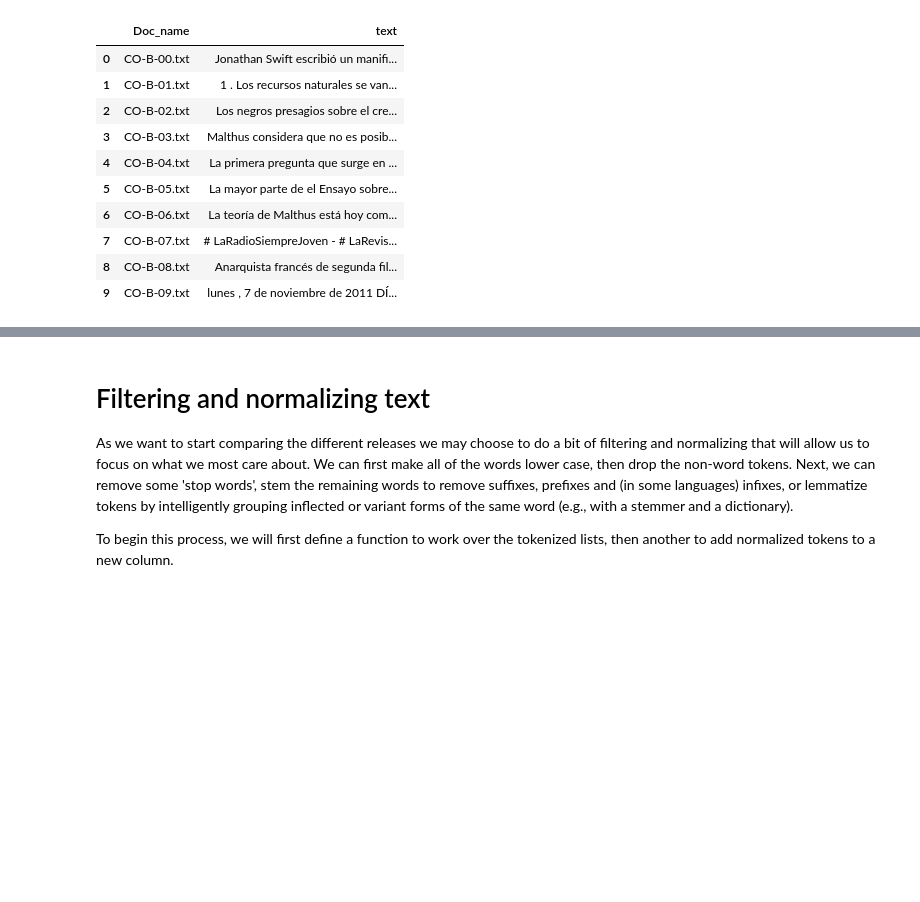
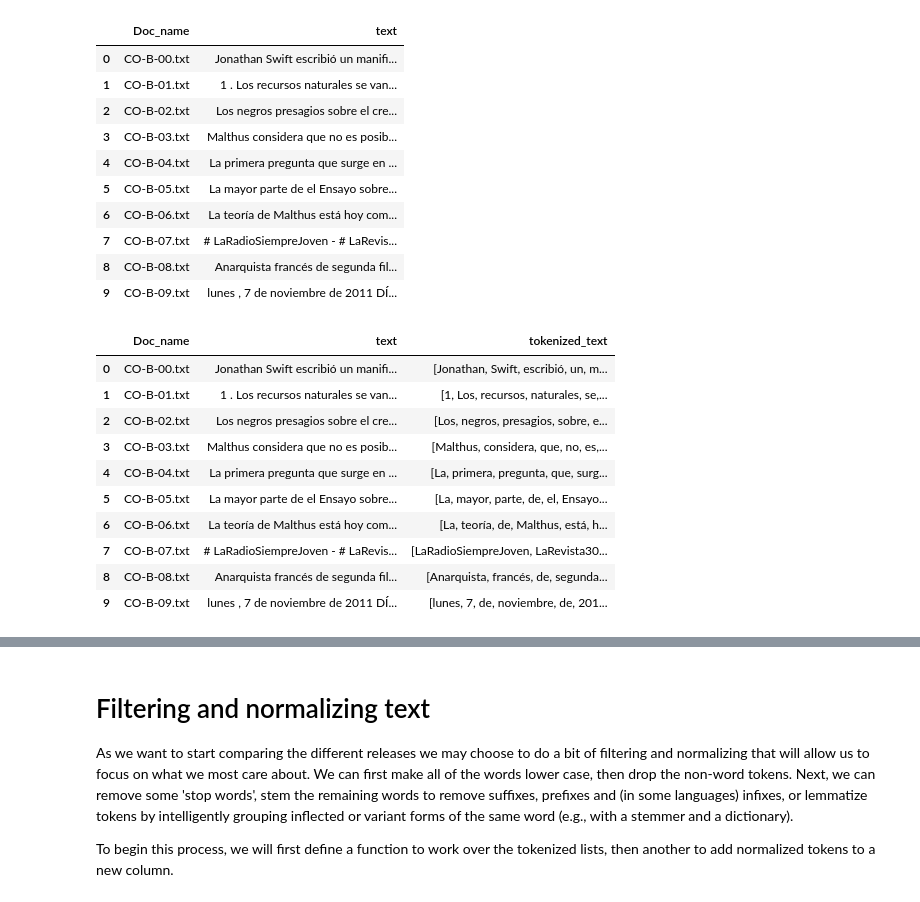
Before and after one commit to alejandrosarria0296/CCA-Homeworks, a Jupyter notebook: 2-Computational-Linguistics.ipynb, the cells around one changed output, grey strips where cells are left out. Cells and saved outputs as stored; diff of their text form; code cells hidden in the pictures; blank space fills up the shorter version.

```diff
--- a/2-Computational-Linguistics.ipynb
+++ b/2-Computational-Linguistics.ipynb
@@ -380,3 +430,18 @@ def word_tokenize_es(word_list):
         if not token.is_punct and len(token.text.strip()) > 0:
             tokenized.append(token.text)
     return tokenized
+# %%
+colDF['tokenized_text'] = colDF['text'].apply(lambda x: word_tokenize_es(x))
+colDF
+# %% [output]
+|  | Doc_name | text | tokenized_text |
+| 0 | CO-B-00.txt | Jonathan Swift escribió un manifi... | [Jonathan, Swift, escribió, un, m... |
+| 1 | CO-B-01.txt | 1 . Los recursos naturales se van... | [1, Los, recursos, naturales, se,... |
+| 2 | CO-B-02.txt | Los negros presagios sobre el cre... | [Los, negros, presagios, sobre, e... |
+| 3 | CO-B-03.txt | Malthus considera que no es posib... | [Malthus, considera, que, no, es,... |
+| 4 | CO-B-04.txt | La primera pregunta que surge en ... | [La, primera, pregunta, que, surg... |
+| 5 | CO-B-05.txt | La mayor parte de el Ensayo sobre... | [La, mayor, parte, de, el, Ensayo... |
+| 6 | CO-B-06.txt | La teoría de Malthus está hoy com... | [La, teoría, de, Malthus, está, h... |
+| 7 | CO-B-07.txt | # LaRadioSiempreJoven - # LaRevis... | [LaRadioSiempreJoven, LaRevista30... |
+| 8 | CO-B-08.txt | Anarquista francés de segunda fil... | [Anarquista, francés, de, segunda... |
+| 9 | CO-B-09.txt | lunes , 7 de noviembre de 2011 DÍ... | [lunes, 7, de, noviembre, de, 201... |
```
Also changed, not shown: parts of 12 cells of this notebook.
